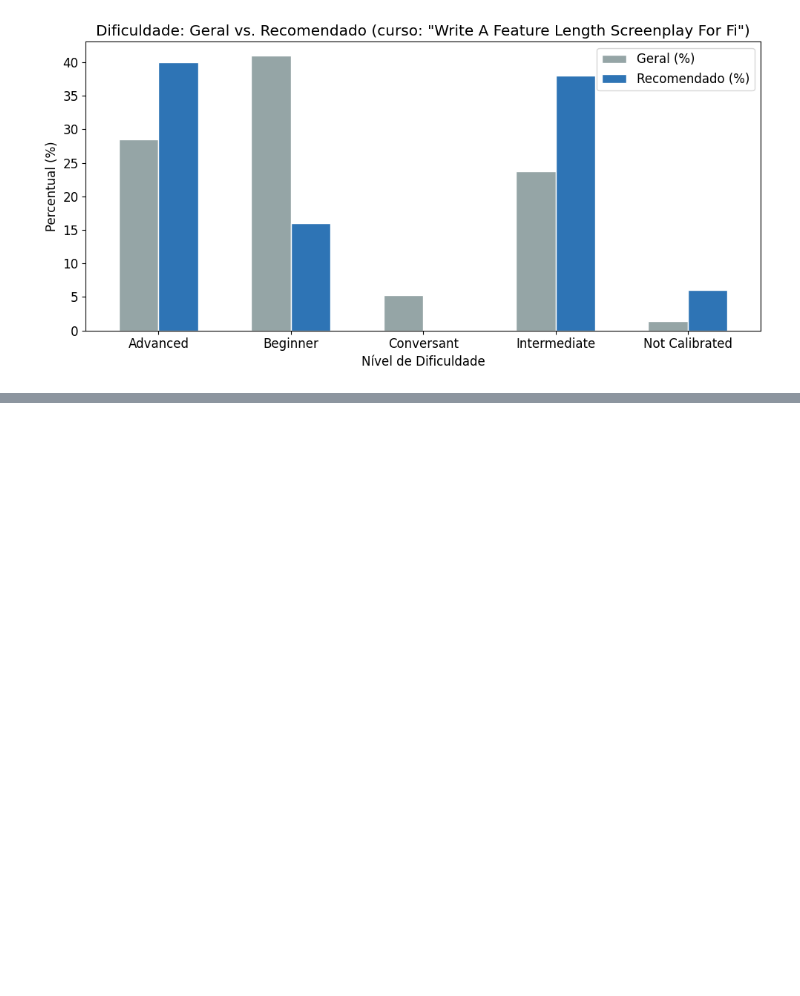
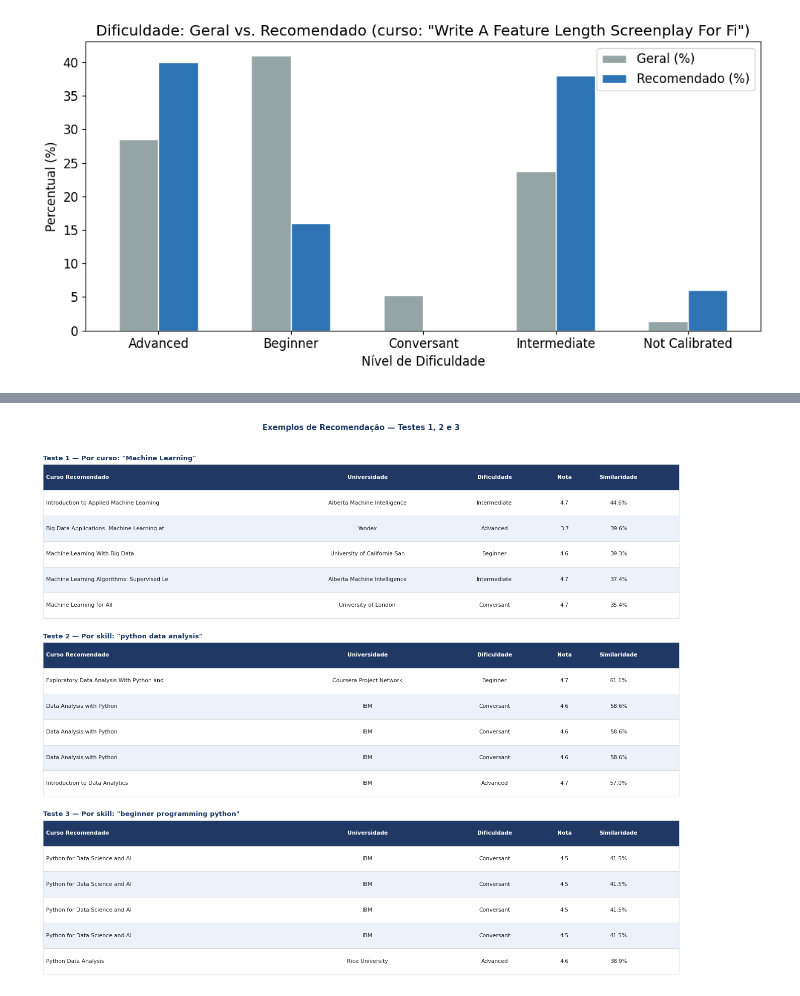
Before and after one commit to canasep/mackprojeto3, a Jupyter notebook: PROJETO_APLICADO_3.ipynb, the cells around one changed output, grey strips where cells are left out. Cells and saved outputs as stored; diff of their text form; code cells hidden in the pictures; blank space fills up the shorter version.

```diff
--- a/PROJETO_APLICADO_3.ipynb
+++ b/PROJETO_APLICADO_3.ipynb
@@ -586,3 +643,42 @@ plt.show()
+# %%
+# Figura 8 — Tabela visual dos 3 testes de recomendação
+resultados = [
+    ('Teste 1 — Por curso: "Machine Learning"', rec1),
+    ('Teste 2 — Por skill: "python data analysis"', rec2),
+    ('Teste 3 — Por skill: "beginner programming python"', rec3),
+]
+header = ['Curso Recomendado', 'Universidade', 'Dificuldade', 'Nota', 'Similaridade']
+col_widths = [0.38, 0.26, 0.14, 0.08, 0.09]
+
+fig, axes = plt.subplots(3, 1, figsize=(13, 11))
+fig.patch.set_facecolor('white')
+for ax, (titulo, rec) in zip(axes, resultados):
+    ax.axis('off')
+    ax.set_title(titulo, fontsize=9.5, fontweight='bold', loc='left', pad=6, color='#1F3864')
+    rows = [header] + [
+        [row['Curso'][:42], row['Universidade'][:28], row['Dificuldade'], str(row['Nota']), row['Similaridade']]
+        for _, row in rec.iterrows()
+    ]
+    n_rows = len(rows)
+    x_starts = [sum(col_widths[:i]) for i in range(len(col_widths))]
+    for r, row in enumerate(rows):
+        bg = '#1F3864' if r == 0 else ('#EBF2FA' if r % 2 == 0 else 'white')
+        fc = 'white' if r == 0 else '#222'
+        fw = 'bold' if r == 0 else 'normal'
+        ax.add_patch(plt.Rectangle((0, 1-(r+1)/n_rows), 1, 1/n_rows,
+                                    transform=ax.transAxes, facecolor=bg,
+                                    edgecolor='#CCC', linewidth=0.4, clip_on=False))
+        for c, (cell, xs, cw) in enumerate(zip(row, x_starts, col_widths)):
+            ha = 'left' if c == 0 else 'center'
+            xp = xs + (0.005 if c == 0 else cw/2)
+            ax.text(xp, 1-(r+0.5)/n_rows, str(cell), transform=ax.transAxes,
+                    fontsize=7.8, ha=ha, va='center', color=fc, fontweight=fw)
+plt.suptitle('Exemplos de Recomendação — Testes 1, 2 e 3', fontsize=11,
+             fontweight='bold', y=1.01, color='#1F3864')
+plt.tight_layout(h_pad=1.8)
+plt.show()
+# %% [output]
+[figure, added]
 # %%
 # Resumo final
 print('_' * 45)
```
Also changed, not shown: parts of 9 cells of this notebook.
